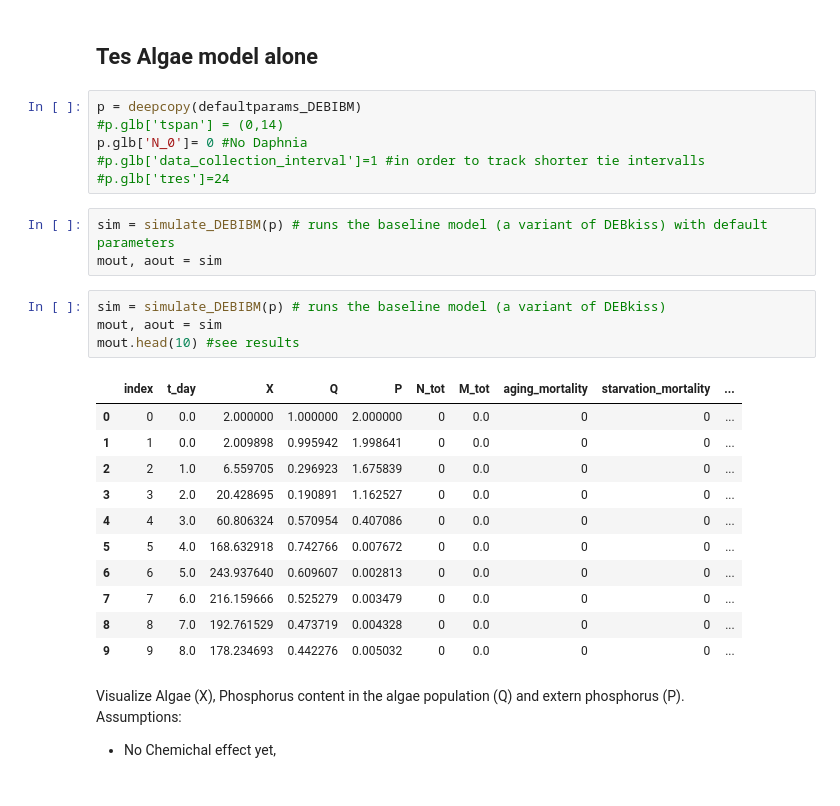
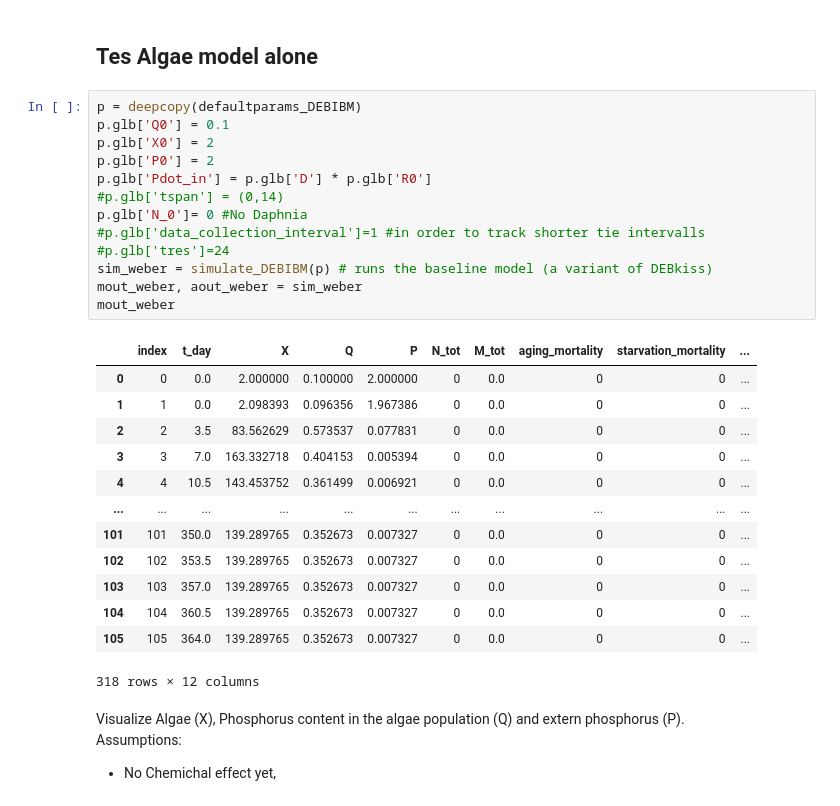
Before and after one commit to Valentin-Schwarz/mempyDEB, a Jupyter notebook: mempyDEB/DEBIBM/algea_model.ipynb, the cells around one changed output. Drawn from its saved outputs; the diff is of its cells as text.

```diff
--- a/mempyDEB/DEBIBM/algea_model.ipynb
+++ b/mempyDEB/DEBIBM/algea_model.ipynb
@@ -20,29 +21,31 @@ using local version
 ## Tes Algae model alone
 # %%
 p = deepcopy(defaultparams_DEBIBM)
+p.glb['Q0'] = 0.1
+p.glb['X0'] = 2
+p.glb['P0'] = 2
+p.glb['Pdot_in'] = p.glb['D'] * p.glb['R0']
 #p.glb['tspan'] = (0,14)
 p.glb['N_0']= 0 #No Daphnia
 #p.glb['data_collection_interval']=1 #in order to track shorter tie intervalls
 #p.glb['tres']=24
+sim_weber = simulate_DEBIBM(p) # runs the baseline model (a variant of DEBkiss)
+mout_weber, aout_weber = sim_weber
+mout_weber
+# %% [output]
+|  | index | t_day | X | Q | P | N_tot | M_tot | aging_mortality | starvation_mortality | ... |
+| 0 | 0 | 0.0 | 2.000000 | 0.100000 | 2.000000 | 0 | 0.0 | 0 | 0 | ... |
+| 1 | 1 | 0.0 | 2.098393 | 0.096356 | 1.967386 | 0 | 0.0 | 0 | 0 | ... |
+| 2 | 2 | 3.5 | 83.562629 | 0.573537 | 0.077831 | 0 | 0.0 | 0 | 0 | ... |
+| 3 | 3 | 7.0 | 163.332718 | 0.404153 | 0.005394 | 0 | 0.0 | 0 | 0 | ... |
+| 4 | 4 | 10.5 | 143.453752 | 0.361499 | 0.006921 | 0 | 0.0 | 0 | 0 | ... |
+| ... | ... | ... | ... | ... | ... | ... | ... | ... | ... | ... |
+| 101 | 101 | 350.0 | 139.289765 | 0.352673 | 0.007327 | 0 | 0.0 | 0 | 0 | ... |
+| 102 | 102 | 353.5 | 139.289765 | 0.352673 | 0.007327 | 0 | 0.0 | 0 | 0 | ... |
+| 103 | 103 | 357.0 | 139.289765 | 0.352673 | 0.007327 | 0 | 0.0 | 0 | 0 | ... |
+| 104 | 104 | 360.5 | 139.289765 | 0.352673 | 0.007327 | 0 | 0.0 | 0 | 0 | ... |
+| 105 | 105 | 364.0 | 139.289765 | 0.352673 | 0.007327 | 0 | 0.0 | 0 | 0 | ... |
+318 rows × 12 columns
-# %%
-sim = simulate_DEBIBM(p) # runs the baseline model (a variant of DEBkiss) with default parameters
-mout, aout = sim
-# %%
-sim = simulate_DEBIBM(p) # runs the baseline model (a variant of DEBkiss)
-mout, aout = sim
-mout.head(10) #see results
-# %% [output]
-|  | index | t_day | X | Q | P | N_tot | M_tot | aging_mortality | starvation_mortality | ... |
-| 0 | 0 | 0.0 | 2.000000 | 1.000000 | 2.000000 | 0 | 0.0 | 0 | 0 | ... |
-| 1 | 1 | 0.0 | 2.009898 | 0.995942 | 1.998641 | 0 | 0.0 | 0 | 0 | ... |
-| 2 | 2 | 1.0 | 6.559705 | 0.296923 | 1.675839 | 0 | 0.0 | 0 | 0 | ... |
-| 3 | 3 | 2.0 | 20.428695 | 0.190891 | 1.162527 | 0 | 0.0 | 0 | 0 | ... |
-| 4 | 4 | 3.0 | 60.806324 | 0.570954 | 0.407086 | 0 | 0.0 | 0 | 0 | ... |
-| 5 | 5 | 4.0 | 168.632918 | 0.742766 | 0.007672 | 0 | 0.0 | 0 | 0 | ... |
-| 6 | 6 | 5.0 | 243.937640 | 0.609607 | 0.002813 | 0 | 0.0 | 0 | 0 | ... |
-| 7 | 7 | 6.0 | 216.159666 | 0.525279 | 0.003479 | 0 | 0.0 | 0 | 0 | ... |
-| 8 | 8 | 7.0 | 192.761529 | 0.473719 | 0.004328 | 0 | 0.0 | 0 | 0 | ... |
-| 9 | 9 | 8.0 | 178.234693 | 0.442276 | 0.005032 | 0 | 0.0 | 0 | 0 | ... |
 # %% [markdown]
 Visualize Algae (X), Phosphorus content in the algae population (Q) and extern phosphorus (P). <br>
 Assumptions: <br>
```
Also changed, not shown: parts of 8 cells of this notebook.
